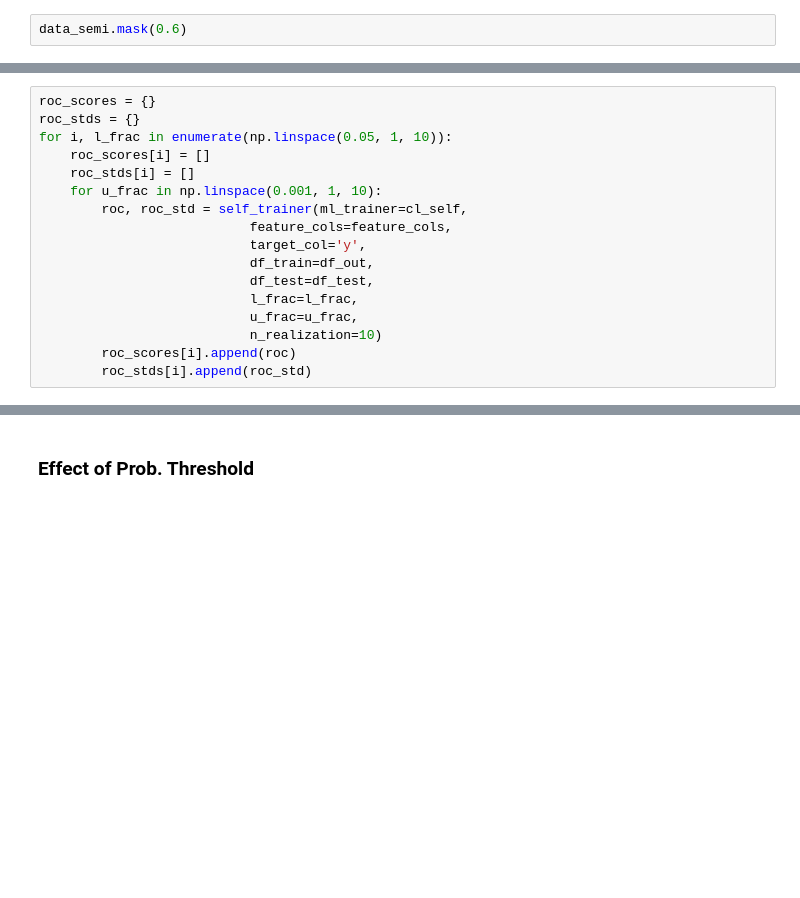
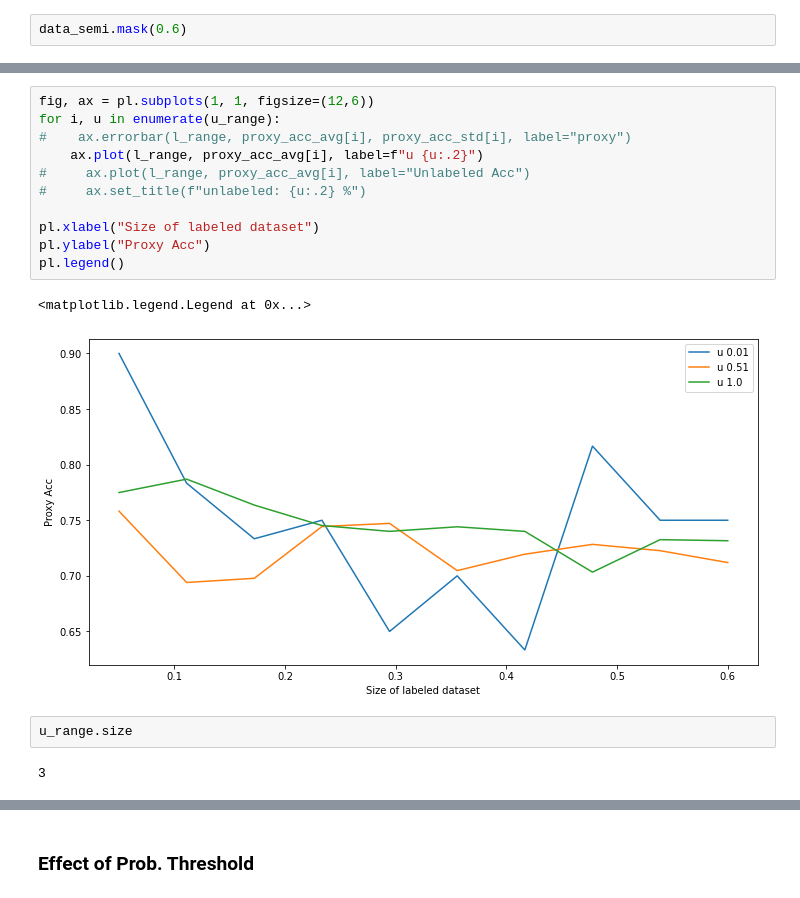
Before and after one commit to khroushan/semi-supervised-ml, a Jupyter notebook: notebooks/20_gaussian_data.ipynb, the cells around one changed output, grey strips where cells are left out. Saved outputs shown, nothing was run; the diff lists cells and outputs as text; blank space fills up the shorter version.

```diff
--- a/notebooks/20_gaussian_data.ipynb
+++ b/notebooks/20_gaussian_data.ipynb
@@ -106,17 +66,0 @@ weighted avg       0.89      0.89      0.89       450
-# %%
-roc_scores = {}
-roc_stds = {}
-for i, l_frac in enumerate(np.linspace(0.05, 1, 10)):
-    roc_scores[i] = []
-    roc_stds[i] = []
-    for u_frac in np.linspace(0.001, 1, 10):
-        roc, roc_std = self_trainer(ml_trainer=cl_self,
-                           feature_cols=feature_cols,
-                           target_col='y',
-                           df_train=df_out,
-                           df_test=df_test,
-                           l_frac=l_frac,
-                           u_frac=u_frac,
-                           n_realization=10)
-        roc_scores[i].append(roc)
-        roc_stds[i].append(roc_std)
@@ -124,0 +146,18 @@ roc_scores
+# %%
+fig, ax = pl.subplots(1, 1, figsize=(12,6))
+for i, u in enumerate(u_range):
+#    ax.errorbar(l_range, proxy_acc_avg[i], proxy_acc_std[i], label="proxy")
+    ax.plot(l_range, proxy_acc_avg[i], label=f"u {u:.2}")
+#     ax.plot(l_range, proxy_acc_avg[i], label="Unlabeled Acc")
+#     ax.set_title(f"unlabeled: {u:.2} %")
+
+pl.xlabel("Size of labeled dataset")
+pl.ylabel("Proxy Acc")
+pl.legend()
+# %% [output]
+<matplotlib.legend.Legend at 0x...>
+[figure, added]
+# %%
+u_range.size
+# %% [output]
+3
```
Also changed, not shown: parts of 19 cells of this notebook.
